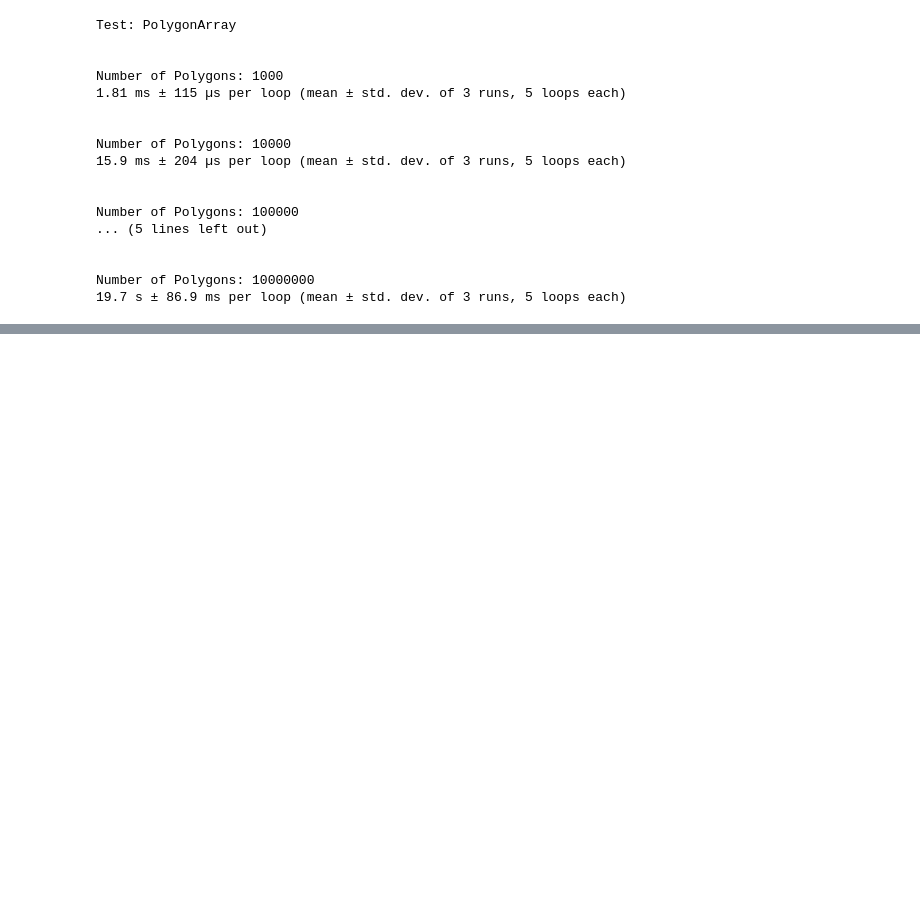
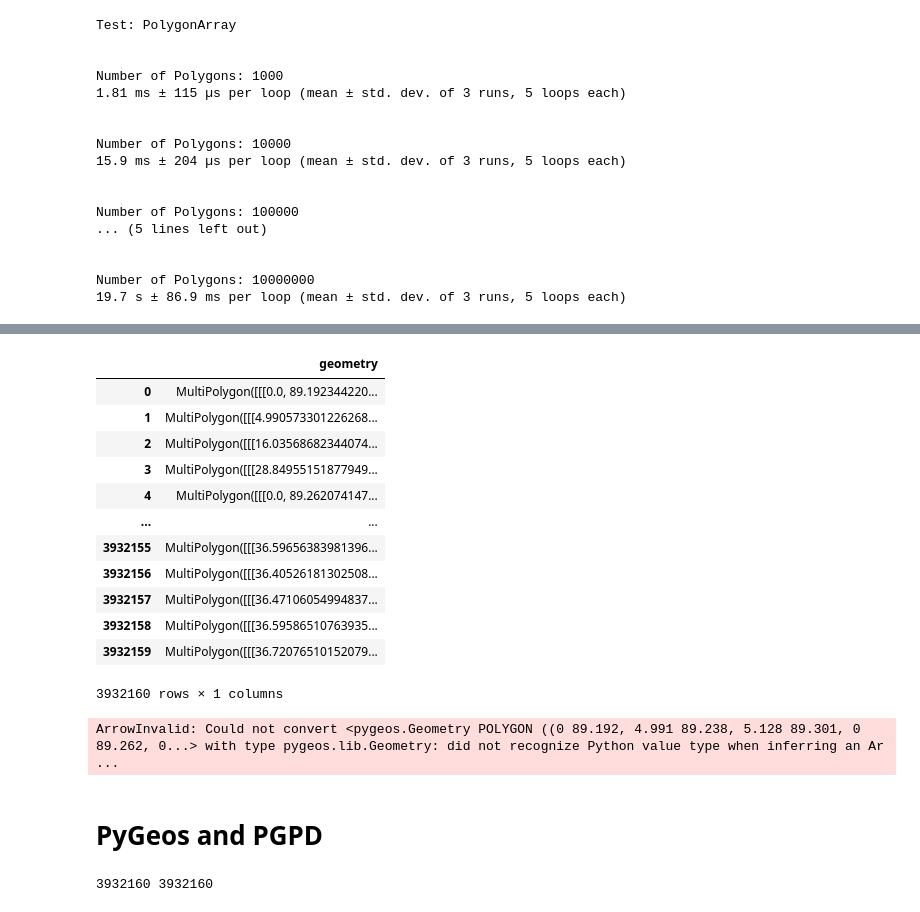
Before and after one commit to jukent/geocat-scratch, a Jupyter notebook: polyplot/notebooks/poly-plot-testing.ipynb, the cells around one changed output, grey strips where cells are left out. Cells and saved outputs as stored; diff of their text form; code cells hidden in the pictures; blank space fills up the shorter version.

Commit message:
pygeos and pgpd research

```diff
--- a/polyplot/notebooks/poly-plot-testing.ipynb
+++ b/polyplot/notebooks/poly-plot-testing.ipynb
@@ -130,0 +158,8 @@ Number of Polygons: 10000000
+# %%
+# want [n x 4 x 2] dimensions
+polygons = np.zeros((n, 4, 2))
+polygons[:, :, 0] = x_coords
+polygons[:, :, 1] = y_coords
+# %%
+%%time
+geo = pg.polygons(polygons)
@@ -130,0 +178,18 @@ Number of Polygons: 10000000
+# %%
+%%time
+arr_flat, part_indices = pg.get_parts(geo, return_index=True)
+offsets1 = np.insert(np.bincount(part_indices).cumsum(), 0, 0)
+arr_flat2, ring_indices = pg.geometry.get_rings(arr_flat, return_index=True)
+offsets2 = np.insert(np.bincount(ring_indices).cumsum(), 0, 0)
+coords, indices = pg.get_coordinates(arr_flat2, return_index=True)
+offsets3 = np.insert(np.bincount(indices).cumsum(), 0, 0)
+
+coords_flat = coords.ravel()
+offsets3 *= 2
+
+# create a pyarrow array from this
+_parr3 = pa.ListArray.from_arrays(pa.array(offsets3), pa.array(coords_flat))
+_parr2 = pa.ListArray.from_arrays(pa.array(offsets2), _parr3)
+parr = pa.ListArray.from_arrays(pa.array(offsets1), _parr2)
+
+out = spatialpandas.geometry.MultiPolygonArray(parr)
@@ -130,0 +199,24 @@ Number of Polygons: 10000000
+# %%
+df = sp.GeoDataFrame({'geometry': out})
+# %%
+df
+# %% [output]
+|  | geometry |
+| 0 | MultiPolygon([[[0.0, 89.192344220... |
+| 1 | MultiPolygon([[[4.990573301226268... |
+| 2 | MultiPolygon([[[16.03568682344074... |
+| 3 | MultiPolygon([[[28.84955151877949... |
+| 4 | MultiPolygon([[[0.0, 89.262074147... |
+| ... | ... |
+| 3932155 | MultiPolygon([[[36.59656383981396... |
+| 3932156 | MultiPolygon([[[36.40526181302508... |
+| 3932157 | MultiPolygon([[[36.47106054994837... |
+| 3932158 | MultiPolygon([[[36.59586510763935... |
+| 3932159 | MultiPolygon([[[36.72076510152079... |
+3932160 rows × 1 columns
+# %%
+out = sp.geometry.MultiPolygonArray(pa.ListArray(arr_flat))
+# %% [output]
+ArrowInvalid: Could not convert <pygeos.Geometry POLYGON ((0 89.192, 4.991 89.238, 5.128 89.301, 0 89.262, 0...> with type pygeos.lib.Geometry: did not recognize Python value type when inferring an Ar ...
+# %% [markdown]
+# PyGeos and PGPD
@@ -130,0 +227,10 @@ Number of Polygons: 10000000
+# %%
+index = face_nodes.astype(int)
+x_coords = x[index]
+y_coords = y[index]
+data = np.mean(data[index], axis=1)
+n = len(y_coords)
+
+print(n, len(data))
+# %% [output]
+3932160 3932160
```
Also changed, not shown: parts of 14 cells of this notebook, 2 other files.
